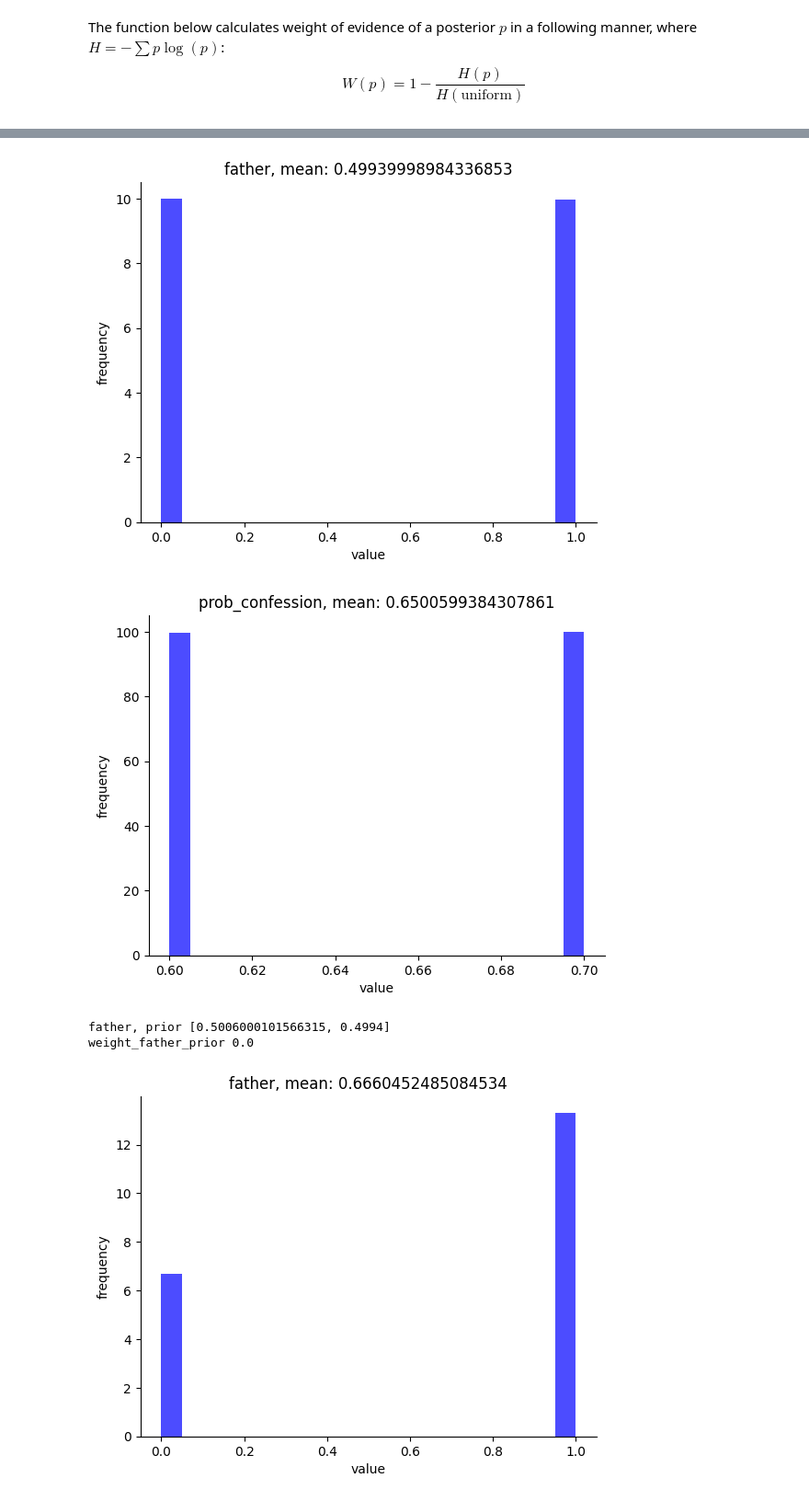
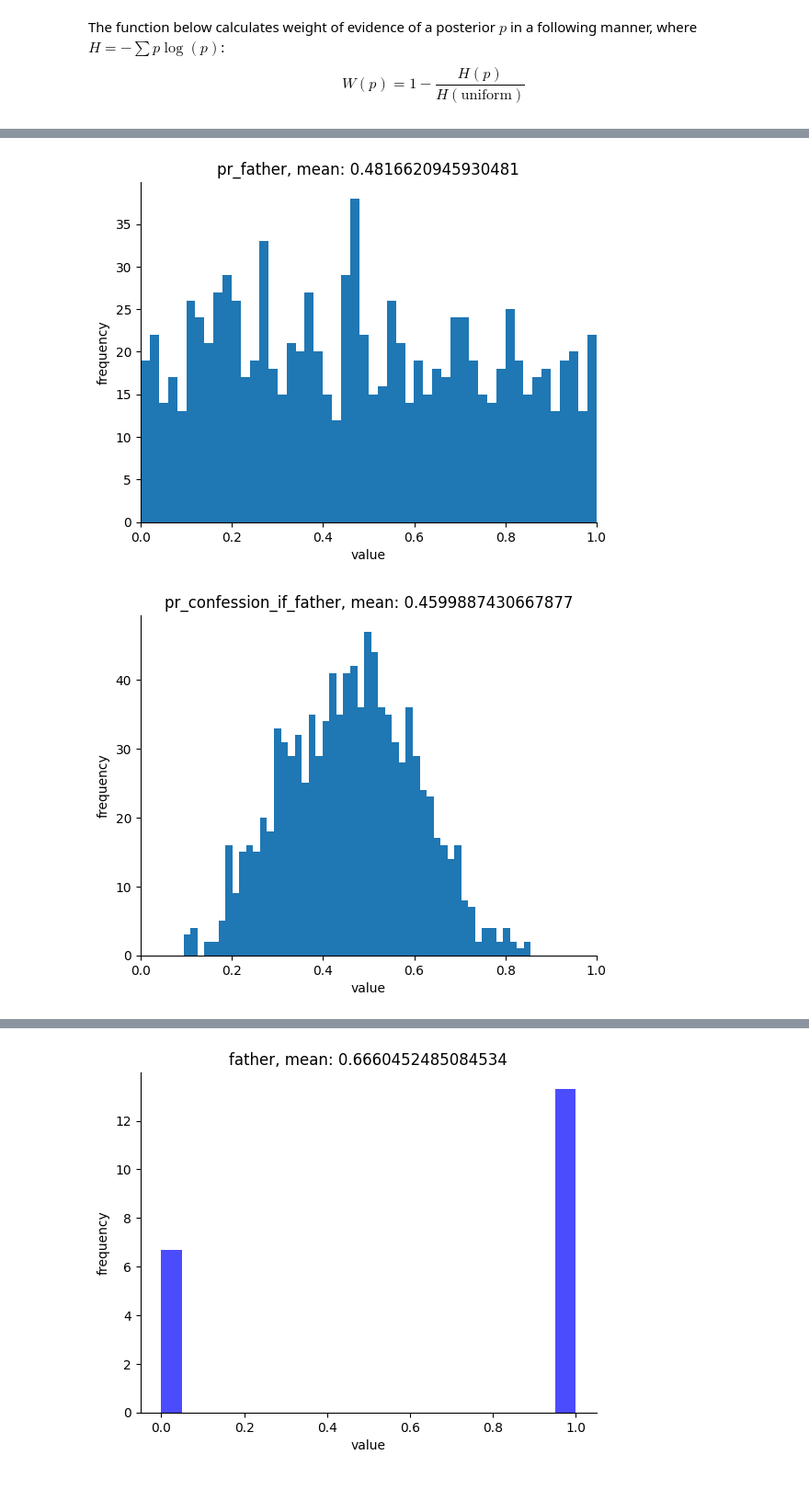
Before and after one commit to rfl-urbaniak/MRbook, a Jupyter notebook: weight-paper/scripts/tinbox-model.ipynb, the cells around one changed output, grey strips where cells are left out. Shown at 92% size. Saved outputs shown, nothing was run; the diff lists cells and outputs as text; code cells hidden in the pictures.

```diff
--- a/weight-paper/scripts/tinbox-model.ipynb
+++ b/weight-paper/scripts/tinbox-model.ipynb
@@ -115,0 +188,33 @@ pyro.render_model(tinbox_model)
+# %%
+# with no intervention, the father is guilty with a probability of 0.5
+# and the prob. of confession is equally distributed between 0.6 and 0.7 (point estimates)
+
+
+def plot_site(nodes,site_name):
+    if isinstance(nodes[site_name], torch.Tensor):
+        value = nodes[site_name].flatten().detach().numpy()
+    else:
+        value = nodes[site_name]['value'].flatten().detach().numpy()
+
+    mean_of_value = value.mean()
+
+    plt.hist(value, bins = 50)
+    plt.title(f"{site_name}, mean: {mean_of_value}")
+    plt.xlim(0,1)
+    plt.xlabel('value')
+    plt.ylabel('frequency')
+    sns.despine()
+    plt.show()
+
+for key in nodes.keys():
+    if key.startswith("pr") or key.startswith("posterior"):
+        plot_site(nodes, key)
+
+# plot_site(nodes,"prob_angle")
+# plot_site(nodes, "prob_confession")
+# plot_site(nodes, 'pr_father')
+# plot_site(nodes, )
+#plot_site(nodes, 'posterior_son_no_fingerprint')
+# %% [output]
+[figure, added]
+[figure, added]
@@ -116,9 +232,4 @@ pyro.render_model(tinbox_model)
 # %%
-# with no intervention, the father is guilty with a probability of 0.5
-# and the prob. of confession is equally distributed between 0.6 and 0.7 (point estimates)
-
-# prior
-priorDf = plot_from_nodes(nodes, nodes_to_plot=["father", "prob_confession"])
 
 
 prior_father = [1 - priorDf["father"].mean(), priorDf["father"].mean()]
@@ -126,11 +237,6 @@ print("father, prior", prior_father) # father probability of not guilty and guil
 
 prior_weight_father = weight(prior_father) # weight of the father prior
 print("weight_father_prior", prior_weight_father.round(3))
-# %% [output]
-[figure, removed]
-[figure, removed]
-father, prior [0.5006000101566315, 0.4994]
-weight_father_prior 0.0
 # %%
 # evidence so far, no tinbox
 
```
Also changed, not shown: parts of 7 cells of this notebook.
